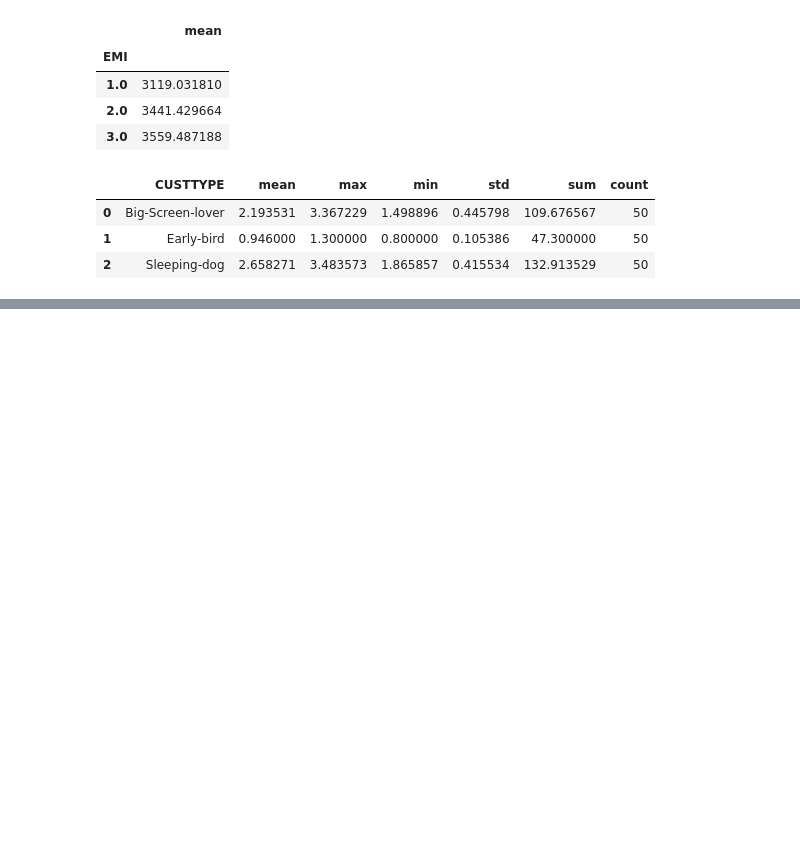
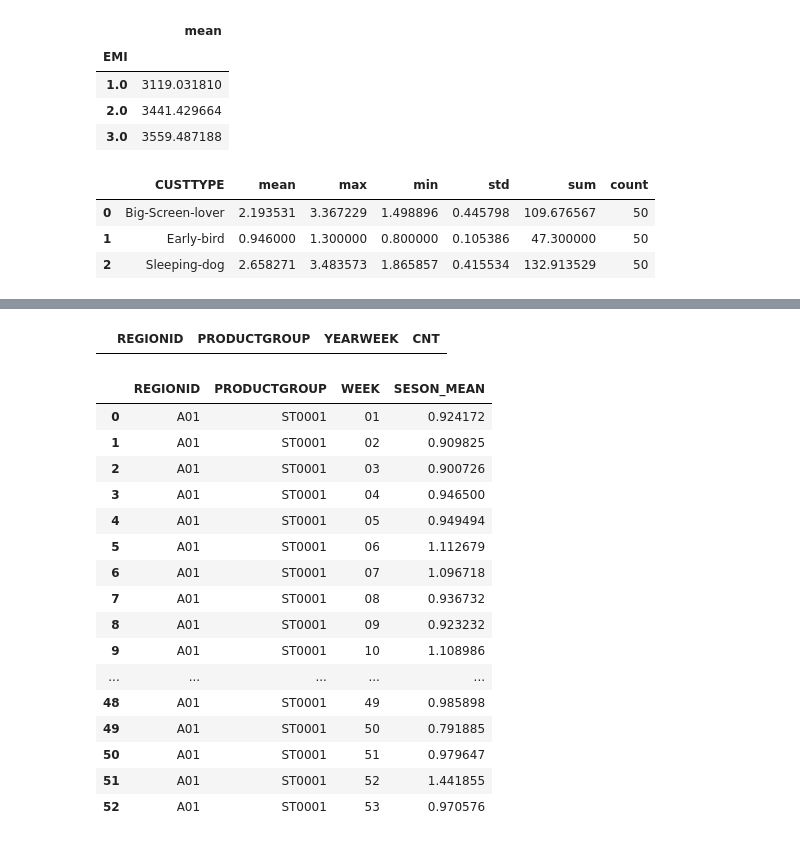
Before and after one commit to YunHwa0905/fintech-dev-portfolio, a Jupyter notebook: 05.data/codeset/01.data_analysis.ipynb, the cells around one changed output, grey strips where cells are left out. Saved outputs shown, nothing was run; the diff lists cells and outputs as text; code cells hidden in the pictures; blank space fills up the shorter version.

```diff
--- a/05.data/codeset/01.data_analysis.ipynb
+++ b/05.data/codeset/01.data_analysis.ipynb
@@ -333,0 +336,2 @@ customerData.groupby(by=groupKey)["PRODUCTAGE"].agg(["mean", "max", "min", "std"
+# %%
+kopoData = pd.read_csv("../dataset/kopo_product_volume.csv")
@@ -333,0 +344,9 @@ customerData.groupby(by=groupKey)["PRODUCTAGE"].agg(["mean", "max", "min", "std"
+# %%
+# ST0001 데이터만 선택
+targetProduct = "ST0001"
+st0001Data = kopoData.loc[kopoData.PRODUCTGROUP == targetProduct]
+st0001Data.shape
+st0001Data
+
+# 데이터를 정렬한다 (기본키): null 가질 수 없고 데이터에서 중복을 허락하지 않는 컬럼
+# 기본키: REGIONID, PRODUCTGROUP, YEARWEEK
@@ -333,0 +367,69 @@ customerData.groupby(by=groupKey)["PRODUCTAGE"].agg(["mean", "max", "min", "std"
+# %%
+### 중복을 허락하지 않는거는 REGIONID, PRODUCTGROUP, YEARWEEK는 중복이 안된다
+groupKey = ["REGIONID", "PRODUCTGROUP", "YEARWEEK"]
+testData = st0001Data.groupby(by=groupKey)["VOLUME"].agg(["count"]).reset_index()
+
+testData = testData.rename(columns = {"count":"CNT"})
+testData.loc[testData.CNT!=1]
+# %% [output]
+|  | REGIONID | PRODUCTGROUP | YEARWEEK | CNT |
+# %%
+sortKey = ["REGIONID", "PRODUCTGROUP", "YEARWEEK"]
+
+sortedData = st0001Data.sort_values( by=sortKey).reset_index()
+
+# 이동 평균 13구간( 왜: 분기별 평균판매율)
+sortedData["MA13"] = \
+    sortedData.VOLUME.rolling(window=13, center=True, min_periods=1).mean() # window 부터 차례대로 구간, center, 최소 평균 계산 구간 값
+
+
+# 검증
+# index2Value = sortedData.loc[0:4, ["VOLUME"]].mean()
+# print(index2Value)
+
+# 이동 표준 편차 5구간 (최근 한달 기준 + - 변화 데이터셋 구축한거다)
+sortedData["STD5"] = \
+    sortedData.VOLUME.rolling(window=5, center=True,min_periods=1).std()
+
+# 상한선, 하한선 설정
+sortedData["UPPER_BAND"] = sortedData.MA13 + sortedData.STD5
+sortedData["LOWER_BAND"] = sortedData.MA13 - sortedData.STD5
+
+# 정제된 판매량 값
+sortedData["REFINED_VOLUME"]=\
+np.where(sortedData.MA13 > sortedData.UPPER_BAND, sortedData.LOWER_BAND,
+         np.where(sortedData.MA13 < sortedData.LOWER_BAND, sortedData.LOWER_BAND, sortedData.VOLUME))
+sortedData["MA5"] = sortedData.REFINED_VOLUME.rolling(window=5, center=True, min_periods=1).mean()
+
+## 정제된 판매량/ 이동평균선 5구간 (한달 간의 평균 대비)
+sortedData["SEASONALITY"] = np.where(sortedData["MA5"] == 0, 1, sortedData.REFINED_VOLUME / sortedData.MA5)
+sortedData
+
+### 지역 상품 연주차별 계절성 지수 산출하기
+sortedData["YEAR"] = sortedData.YEARWEEK.astype(str).str[:4]
+sortedData["WEEK"] = sortedData.YEARWEEK.astype(str).str[4:]
+
+### 최종 그룹바이
+groupKey = ["REGIONID", "PRODUCTGROUP", "WEEK"]
+seasonResult = sortedData.groupby(by=groupKey)["SEASONALITY"].agg(["mean"]).reset_index()
+seasonResult = seasonResult.rename(columns = {"mean" : "SESON_MEAN"})
+
+seasonResult
+# %% [output]
+|  | REGIONID | PRODUCTGROUP | WEEK | SESON_MEAN |
+| 0 | A01 | ST0001 | 01 | 0.924172 |
+| 1 | A01 | ST0001 | 02 | 0.909825 |
+| 2 | A01 | ST0001 | 03 | 0.900726 |
+| 3 | A01 | ST0001 | 04 | 0.946500 |
+| 4 | A01 | ST0001 | 05 | 0.949494 |
+| 5 | A01 | ST0001 | 06 | 1.112679 |
+| 6 | A01 | ST0001 | 07 | 1.096718 |
+| 7 | A01 | ST0001 | 08 | 0.936732 |
+| 8 | A01 | ST0001 | 09 | 0.923232 |
+| 9 | A01 | ST0001 | 10 | 1.108986 |
+| ... | ... | ... | ... | ... |
+| 48 | A01 | ST0001 | 49 | 0.985898 |
+| 49 | A01 | ST0001 | 50 | 0.791885 |
+| 50 | A01 | ST0001 | 51 | 0.979647 |
+| 51 | A01 | ST0001 | 52 | 1.441855 |
+| 52 | A01 | ST0001 | 53 | 0.970576 |
```
Also changed, not shown: parts of 10 cells of this notebook, 1 other file.
